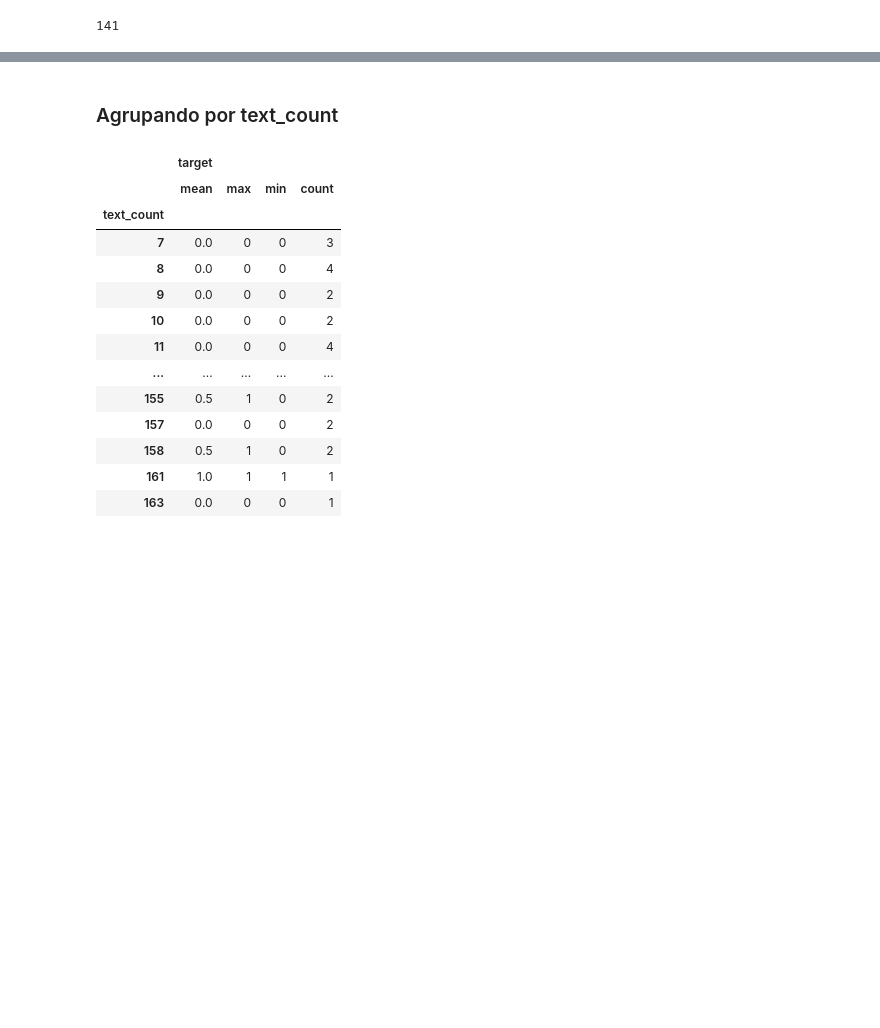
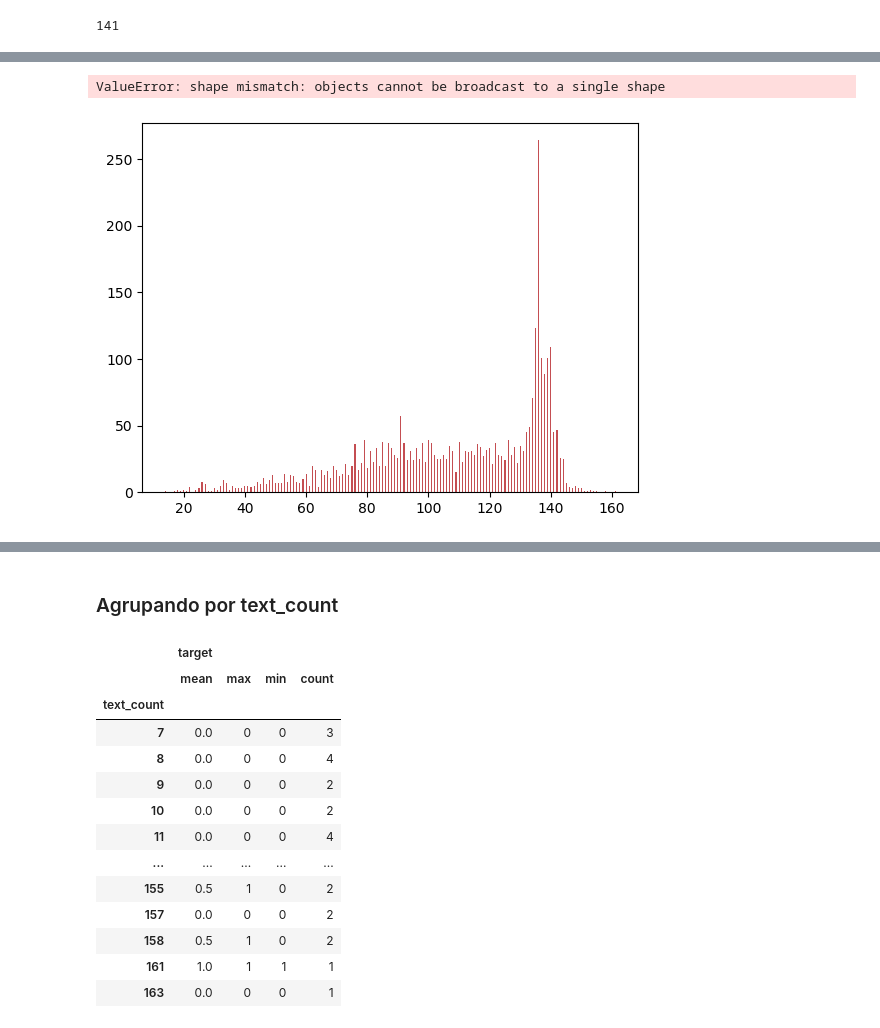
Before and after one commit to csulak/python-jupyter, a Jupyter notebook: ejercicio-twitter/ejercicio-twitter.ipynb, the cells around one changed output, grey strips where cells are left out. Drawn from its saved outputs; the diff is of its cells as text; code cells hidden in the pictures; blank space fills up the shorter version.

```diff
--- a/ejercicio-twitter/ejercicio-twitter.ipynb
+++ b/ejercicio-twitter/ejercicio-twitter.ipynb
@@ -356,0 +457,16 @@ verdaderos_df['text_count'].count()
+# %%
+N = 5
+menMeans   = verdaderos_df['target_count']
+womenMeans = falsos_df['target_count']
+ind = verdaderos_df['text_count']    # the x locations for the groups
+ind2 = falsos_df['text_count']
+width = 0.35       # the width of the bars: can also be len(x) sequence
+
+p1 = plt.bar(ind, menMeans,   width, color='r')
+p2 = plt.bar(ind2, womenMeans, width, color='y', bottom=menMeans)
+
+
+plt.show()
+# %% [output]
+ValueError: shape mismatch: objects cannot be broadcast to a single shape
+[figure, added]
```
Also changed, not shown: parts of 21 cells of this notebook.
